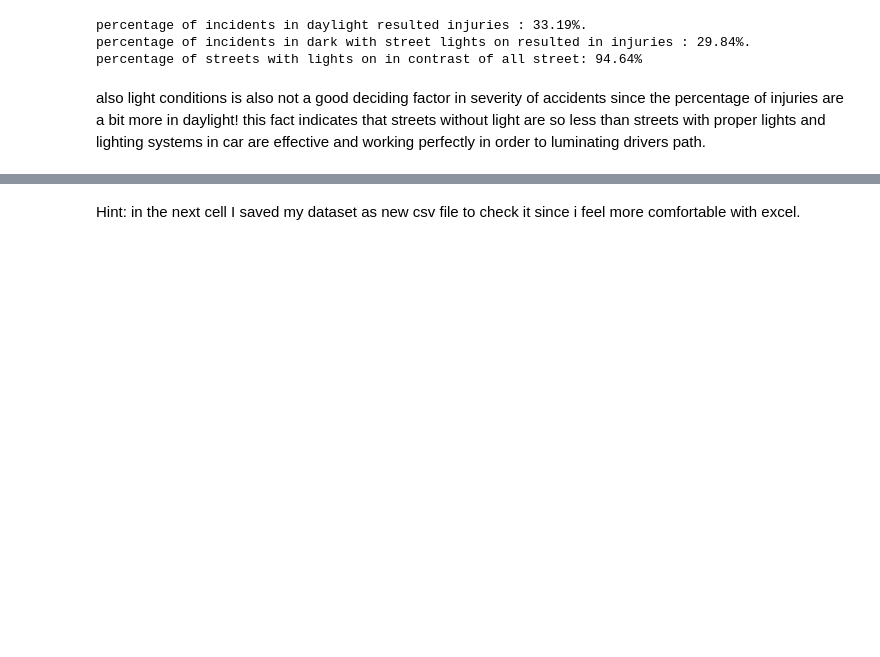
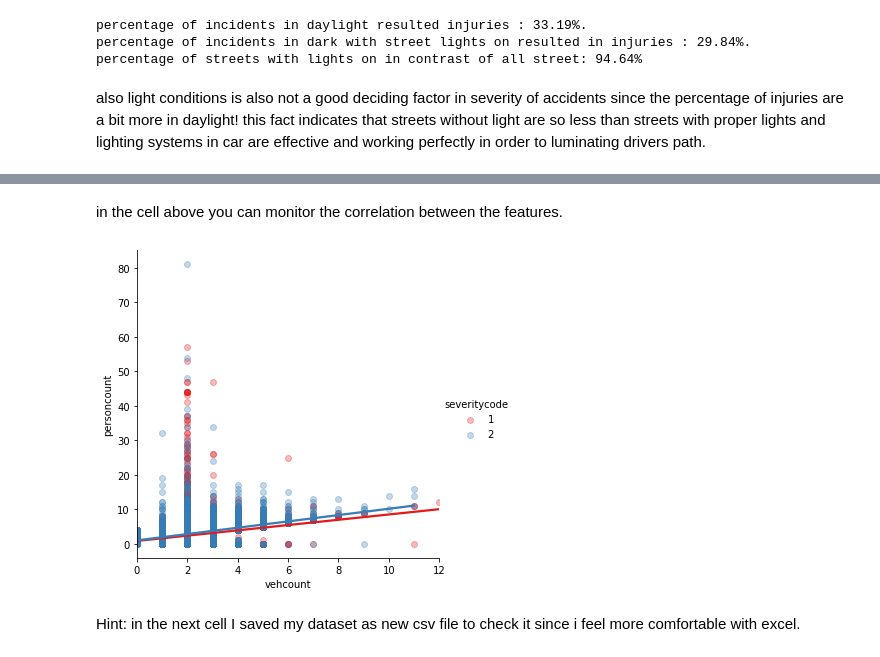
Before and after one commit to RaminFerdos/Coursera_Capstone, a Jupyter notebook: Coursera-Capstone-Collision Dataset.ipynb, the cells around one changed output, grey strips where cells are left out. Cells and saved outputs as stored; diff of their text form; code cells hidden in the pictures; blank space fills up the shorter version.

```diff
--- a/Coursera-Capstone-Collision Dataset.ipynb
+++ b/Coursera-Capstone-Collision Dataset.ipynb
@@ -376,3 +383,11 @@ this fact indicates that streets without light are so less than streets with pro
+# %% [markdown]
+in the cell above you can monitor the correlation between the features.
+# %%
+s = collisions.sample(frac = 0.1)
+sns.lmplot(x='vehcount', y='personcount', data=collisions, hue='severitycode', palette='Set1', scatter_kws={'alpha':0.3})
+plt.show()
+# %% [output]
+[figure, added]
 # %% [markdown]
 Hint: in the next cell I saved my dataset as new csv file to check it since i feel more comfortable with excel.
 # %%
```
Also changed, not shown: parts of 9 cells of this notebook.
